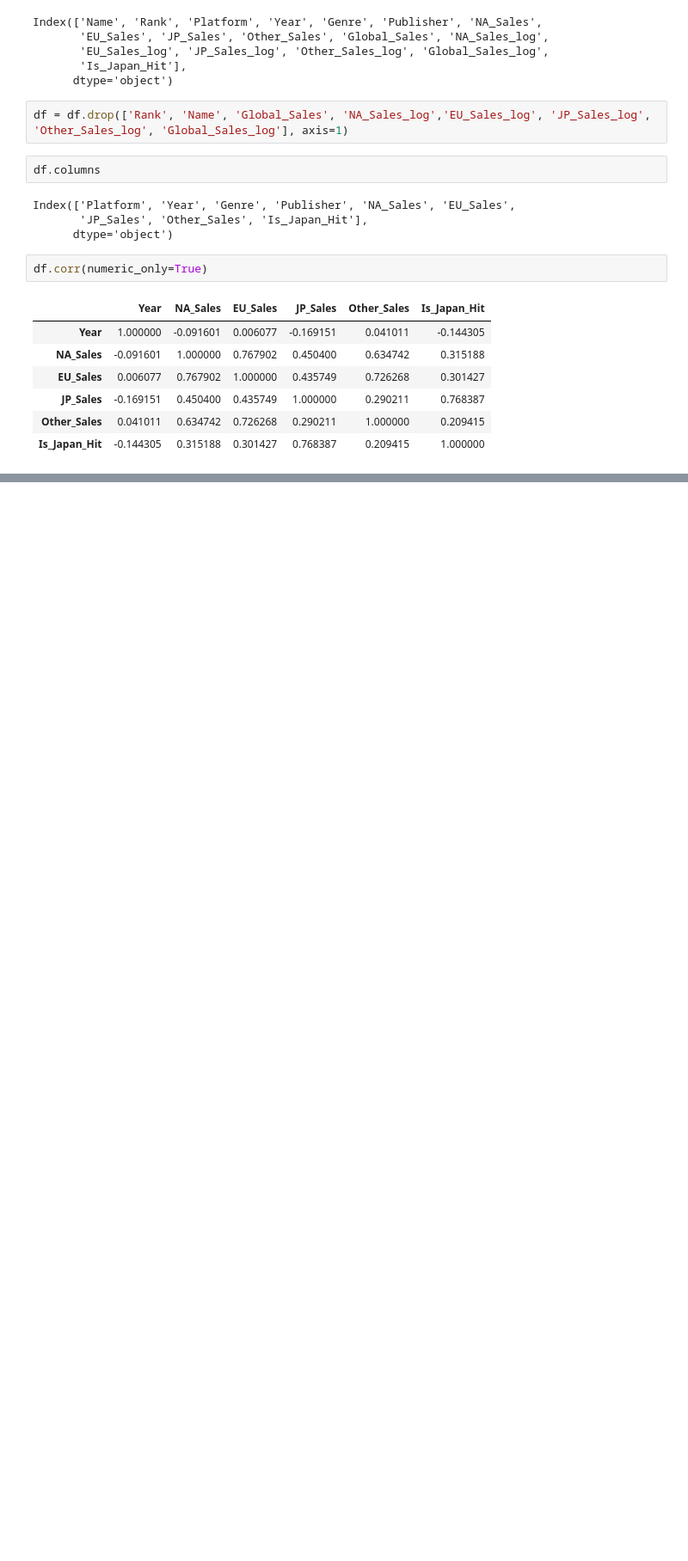
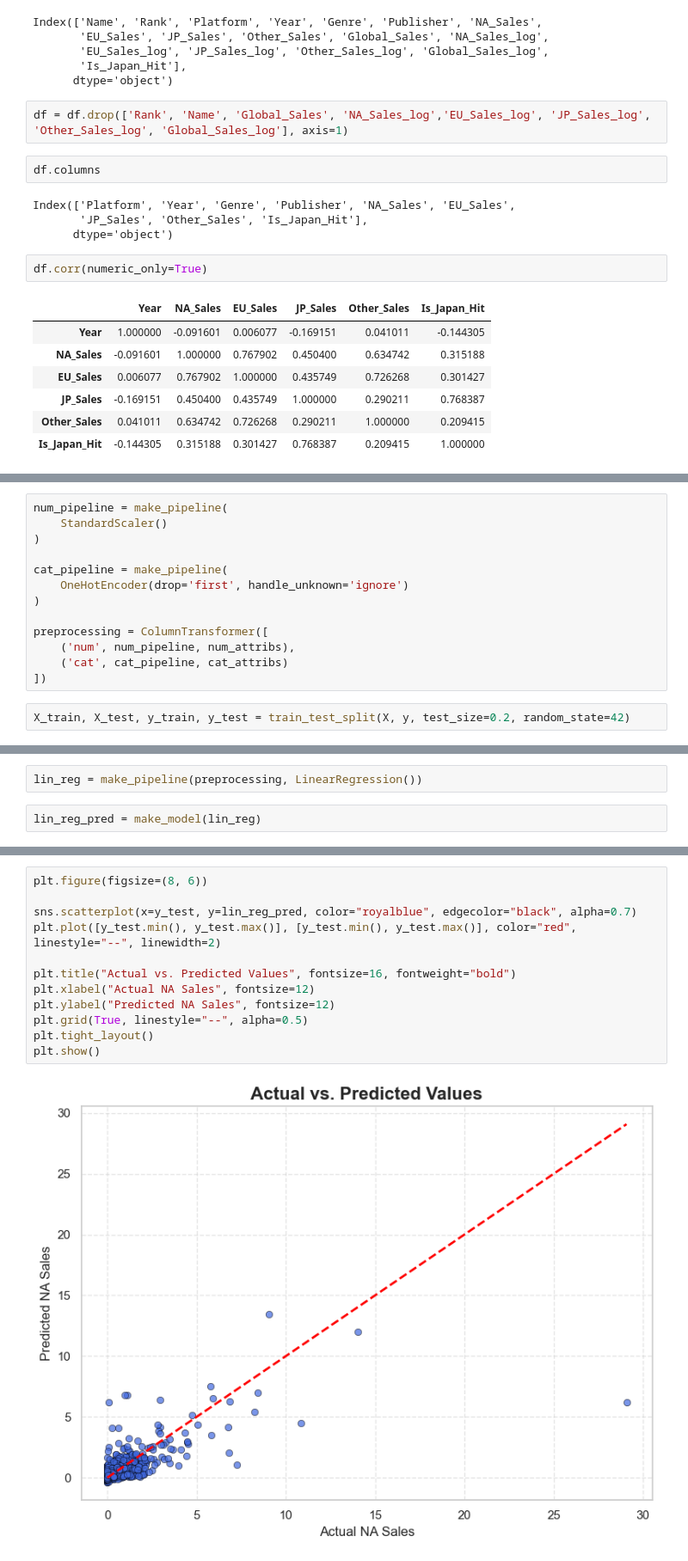
Before and after one commit to lxcnse/video-game-sales-analysis, a Jupyter notebook: notebooks/03_modeling.ipynb, the cells around one changed output, grey strips where cells are left out. Shown at 86% size. Drawn from its saved outputs; the diff is of its cells as text; blank space fills up the shorter version.

Commit message:
add model notebook and readme

```diff
--- a/notebooks/03_modeling.ipynb
+++ b/notebooks/03_modeling.ipynb
@@ -56,0 +90,15 @@ df.corr(numeric_only=True)
+# %%
+num_pipeline = make_pipeline(
+    StandardScaler()
+)
+
+cat_pipeline = make_pipeline(
+    OneHotEncoder(drop='first', handle_unknown='ignore')
+)
+
+preprocessing = ColumnTransformer([
+    ('num', num_pipeline, num_attribs),
+    ('cat', cat_pipeline, cat_attribs)
+])
+# %%
+X_train, X_test, y_train, y_test = train_test_split(X, y, test_size=0.2, random_state=42)
@@ -56,0 +137,4 @@ df.corr(numeric_only=True)
+# %%
+lin_reg = make_pipeline(preprocessing, LinearRegression())
+# %%
+lin_reg_pred = make_model(lin_reg)
@@ -56,0 +159,14 @@ df.corr(numeric_only=True)
+# %%
+plt.figure(figsize=(8, 6))
+
+sns.scatterplot(x=y_test, y=lin_reg_pred, color="royalblue", edgecolor="black", alpha=0.7)
+plt.plot([y_test.min(), y_test.max()], [y_test.min(), y_test.max()], color="red", linestyle="--", linewidth=2)
+
+plt.title("Actual vs. Predicted Values", fontsize=16, fontweight="bold")
+plt.xlabel("Actual NA Sales", fontsize=12)
+plt.ylabel("Predicted NA Sales", fontsize=12)
+plt.grid(True, linestyle="--", alpha=0.5)
+plt.tight_layout()
+plt.show()
+# %% [output]
+[figure, added]
```
Also changed, not shown: parts of 31 cells of this notebook, 15 other files.
